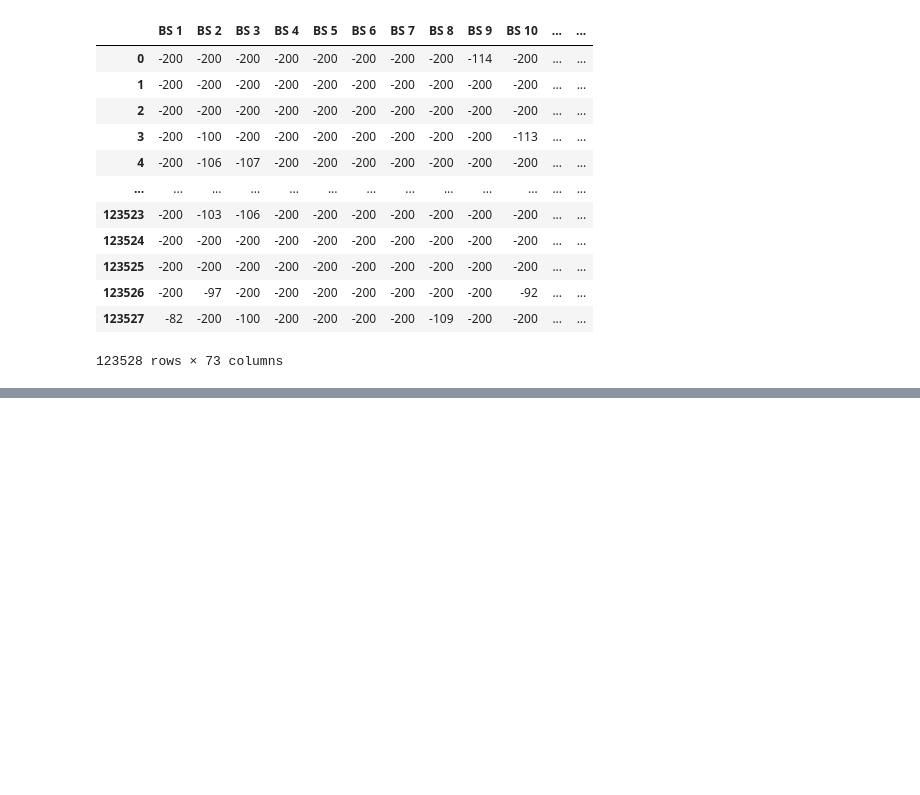
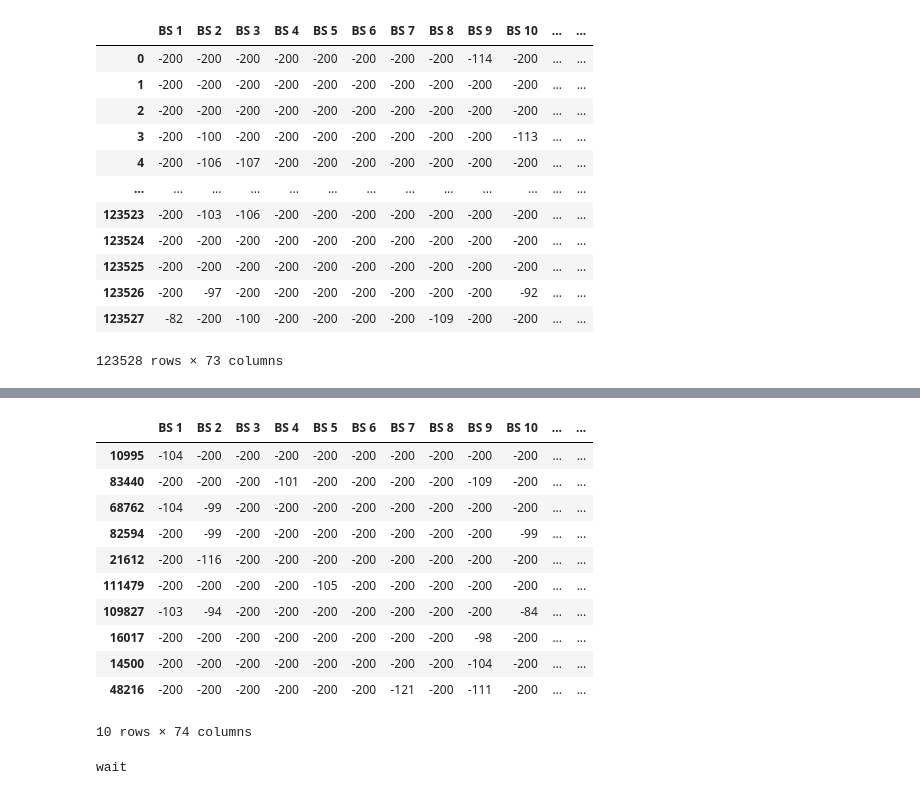
Before and after one commit to sudipbarua/Localization-leveraging-LoRaWAN, a Jupyter notebook: public_data_analysis/RSSI_vs_weather_info_analysis.ipynb, the cells around one changed output, grey strips where cells are left out. Saved outputs shown, nothing was run; the diff lists cells and outputs as text; code cells hidden in the pictures; blank space fills up the shorter version.

Commit message:
weahter data accumulation

```diff
--- a/public_data_analysis/RSSI_vs_weather_info_analysis.ipynb
+++ b/public_data_analysis/RSSI_vs_weather_info_analysis.ipynb
@@ -175 +176,5 @@ Timezone difference to GMT+0 0 s
 1 rows × 35 columns
+# %%
+# Convert the RX Time values to datetime format ISO8601 and store in a separate column upto minutes precision
+# Expected format "2017-12-28T16:14"
+ds["Weather param sense time"] = pd.to_datetime(ds["RX Time"], format='ISO8601').dt.strftime('%Y-%m-%dT%H:%M')
@@ -175,0 +327,4 @@ Timezone difference to GMT+0 0 s
+# %%
+# Sample of n are tested for getting weather data
+sample_ds = ds.sample(n=10)
+rdf = pd.concat([get_weather_info_mod(sample_ds.iloc[i, :]) for i in  range(len(sample_ds))], axis=0)
@@ -175,0 +364,27 @@ Timezone difference to GMT+0 0 s
+# %%
+sample_ds
+# %% [output]
+|  | BS 1 | BS 2 | BS 3 | BS 4 | BS 5 | BS 6 | BS 7 | BS 8 | BS 9 | BS 10 | ... | ... |
+| 10995 | -104 | -200 | -200 | -200 | -200 | -200 | -200 | -200 | -200 | -200 | ... | ... |
+| 83440 | -200 | -200 | -200 | -101 | -200 | -200 | -200 | -200 | -109 | -200 | ... | ... |
+| 68762 | -104 | -99 | -200 | -200 | -200 | -200 | -200 | -200 | -200 | -200 | ... | ... |
+| 82594 | -200 | -99 | -200 | -200 | -200 | -200 | -200 | -200 | -200 | -99 | ... | ... |
+| 21612 | -200 | -116 | -200 | -200 | -200 | -200 | -200 | -200 | -200 | -200 | ... | ... |
+| 111479 | -200 | -200 | -200 | -200 | -105 | -200 | -200 | -200 | -200 | -200 | ... | ... |
+| 109827 | -103 | -94 | -200 | -200 | -200 | -200 | -200 | -200 | -200 | -84 | ... | ... |
+| 16017 | -200 | -200 | -200 | -200 | -200 | -200 | -200 | -200 | -98 | -200 | ... | ... |
+| 14500 | -200 | -200 | -200 | -200 | -200 | -200 | -200 | -200 | -104 | -200 | ... | ... |
+| 48216 | -200 | -200 | -200 | -200 | -200 | -200 | -121 | -200 | -111 | -200 | ... | ... |
+10 rows × 74 columns
+# %%
+
+try:
+    rdf = ds.sample(n=50).apply(get_weather_info_mod, axis=1)
+except Exception as e:
+    # if 'Hourly API request limit exceeded' in str(e):
+    if 'Hourly' in str(e):
+        print('wait')
+    else:
+        raise e
+# %% [output]
+wait
```
Also changed, not shown: parts of 6 cells of this notebook, 1 other file.
